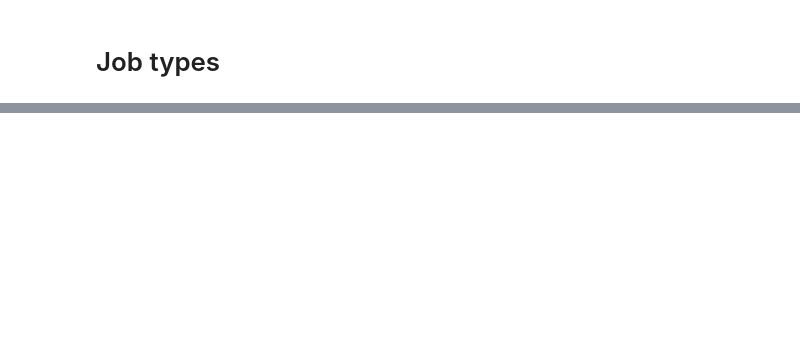
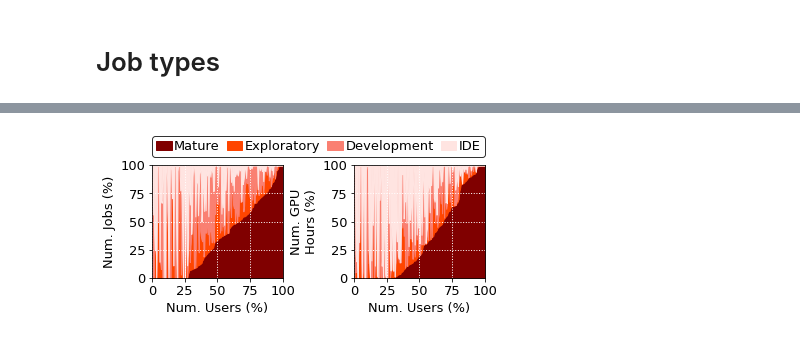
Before and after one commit to boringlee24/HPCA22_SuperCloud, a Jupyter notebook: notebook.ipynb, the cells around one changed output, grey strips where cells are left out. Drawn from its saved outputs; the diff is of its cells as text; code cells hidden in the pictures; blank space fills up the shorter version.

```diff
--- a/notebook.ipynb
+++ b/notebook.ipynb
@@ -94,0 +131,6 @@ plot_users_and_job_types(gpu_user_join_rm_small_runtime)
+# %%
+import warnings
+warnings.filterwarnings('ignore')
+plot_users_and_job_types(gpu_user_join, gpu_user_join_rm_small_runtime)
+# %% [output]
+[figure, added]
```
Also changed, not shown: parts of 11 cells of this notebook, 5 other files.
